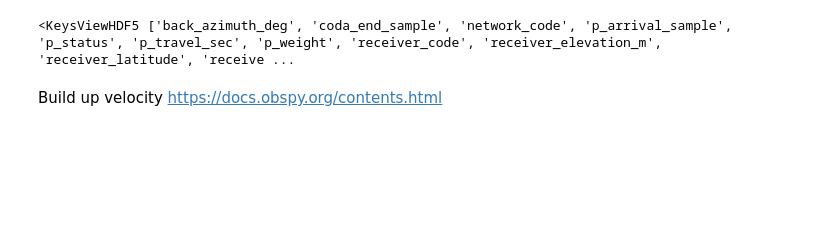
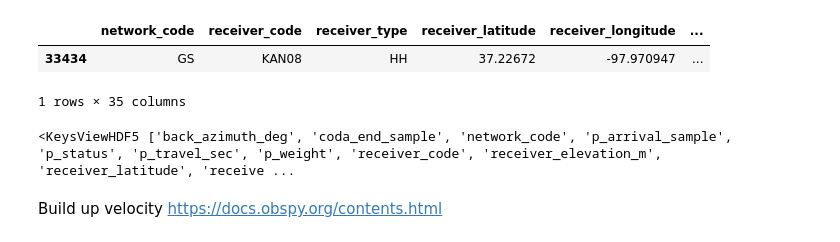
Before and after one commit to doromboziandras32/Earthquake-visualization, a Jupyter notebook: Plot_test_map_mapbox.ipynb, the cells around one changed output. Saved outputs shown, nothing was run; the diff lists cells and outputs as text; code cells hidden in the pictures; blank space fills up the shorter version.

```diff
--- a/Plot_test_map_mapbox.ipynb
+++ b/Plot_test_map_mapbox.ipynb
@@ -11,6 +11,16 @@ df_test = pd.read_csv("csvs/chunk5.csv")
 #df_test.set_index('trace_name',inplace= True)
 # %%
 import librosa
+# %%
+min(df_test['source_distance_km'])
+
+df_test_closest = df_test[df_test['source_distance_km'] == min(df_test['source_distance_km'])]
+# %%
+df_test_closest
+# %% [output]
+|  | network_code | receiver_code | receiver_type | receiver_latitude | receiver_longitude | ... |
+| 33434 | GS | KAN08 | HH | 37.22672 | -97.970947 | ... |
+1 rows × 35 columns
 # %%
 import h5py
 hf = h5py.File('chunk5.hdf5', 'r', libver='earliest')
```
Also changed, not shown: parts of 15 cells of this notebook, 4 other files.
